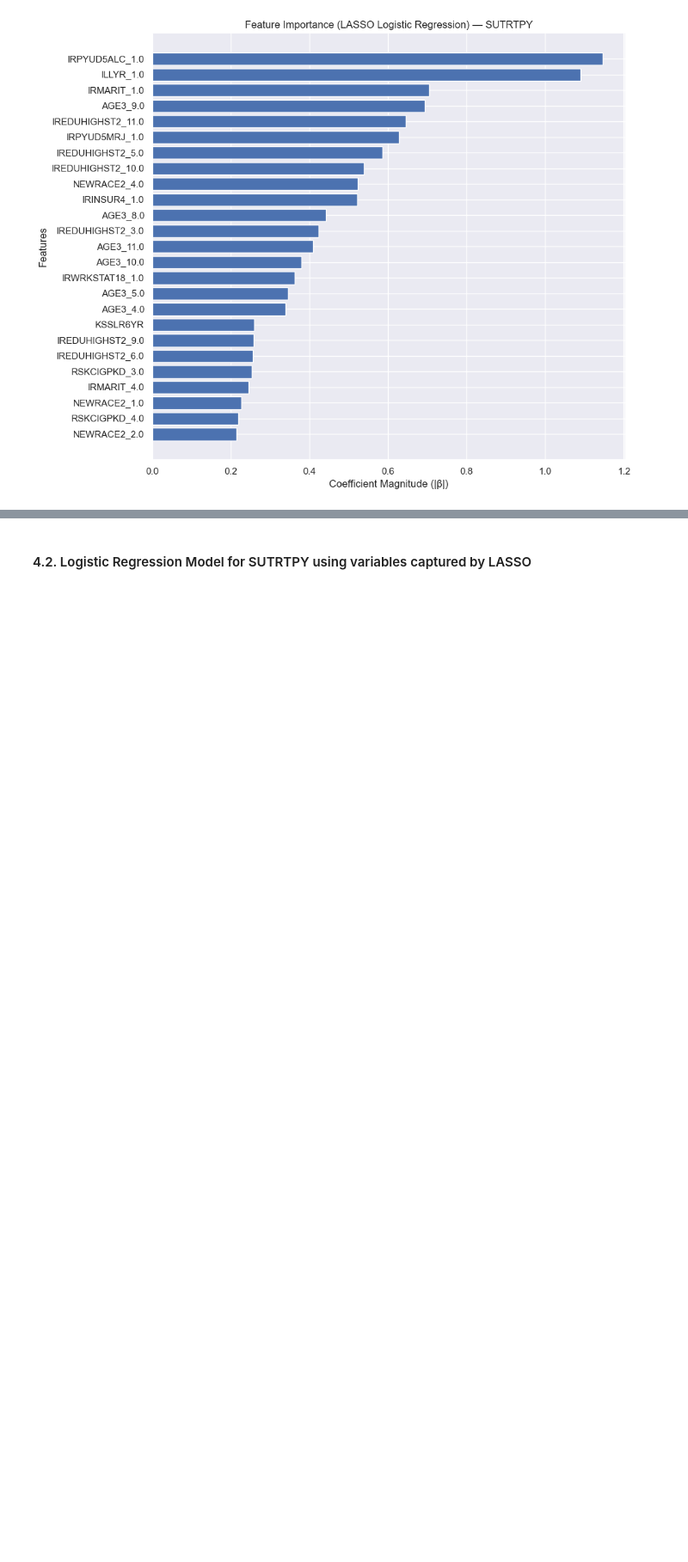
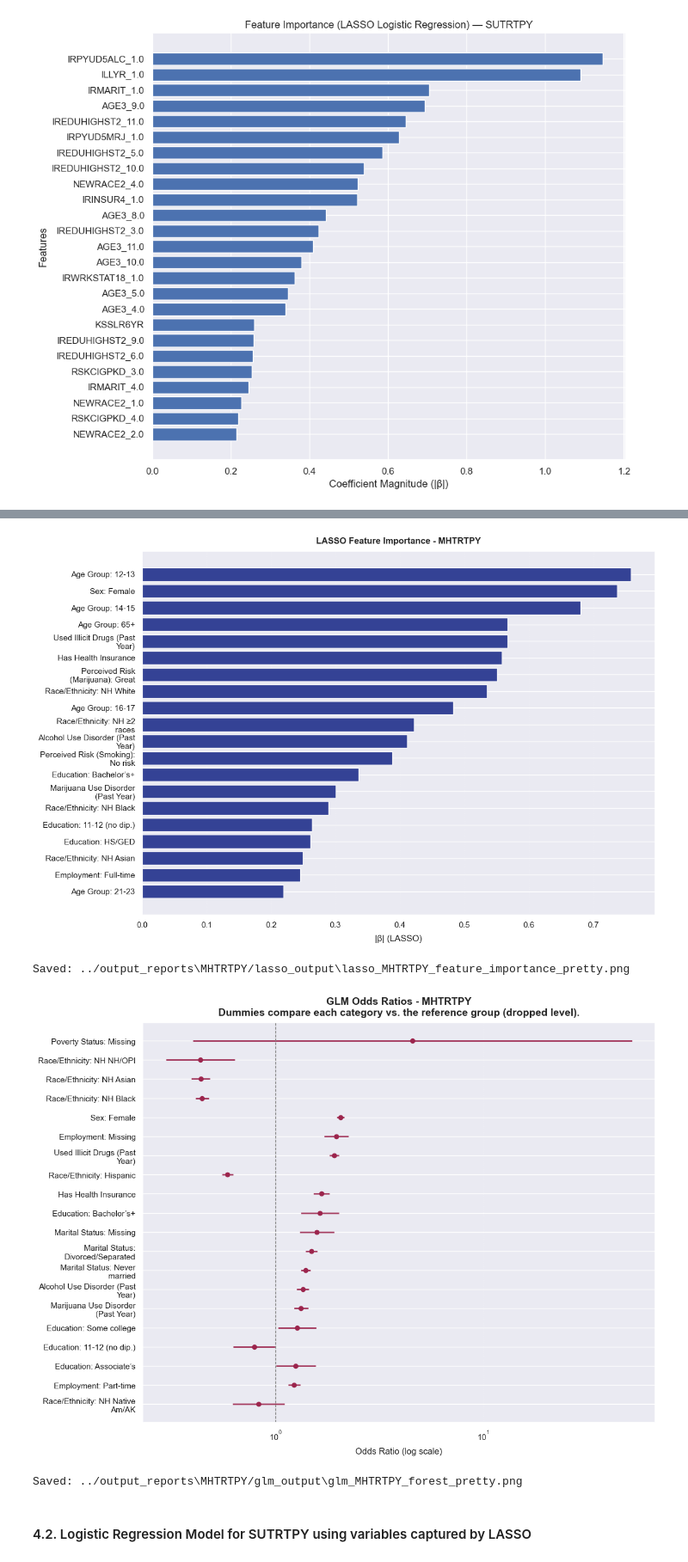
Before and after one commit to bachnguyen234/da401-final-project-bach-nguyen, a Jupyter notebook: code/da401_main_file.ipynb, the cells around one changed output, grey strips where cells are left out. Shown at 86% size. Cells and saved outputs as stored; diff of their text form; code cells hidden in the pictures; blank space fills up the shorter version.

```diff
--- a/code/da401_main_file.ipynb
+++ b/code/da401_main_file.ipynb
@@ -501,3 +930,12 @@ plt.show()
+# %%
+plot_lasso_from_export_pretty("MHTRTPY", top_n=20)
+plot_glm_forest_from_export_pretty("MHTRTPY", top_n=20,
+    ref_note="Dummies compare each category vs. the reference group (dropped level).")
+# %% [output]
+[figure, added]
+Saved: ../output_reports\MHTRTPY/lasso_output\lasso_MHTRTPY_feature_importance_pretty.png
+[figure, added]
+Saved: ../output_reports\MHTRTPY/glm_output\glm_MHTRTPY_forest_pretty.png
 # %% [markdown]
 #### 4.2. Logistic Regression Model for SUTRTPY using variables captured by LASSO
 # %%
```
Also changed, not shown: parts of 10 cells of this notebook, 33 other files.
